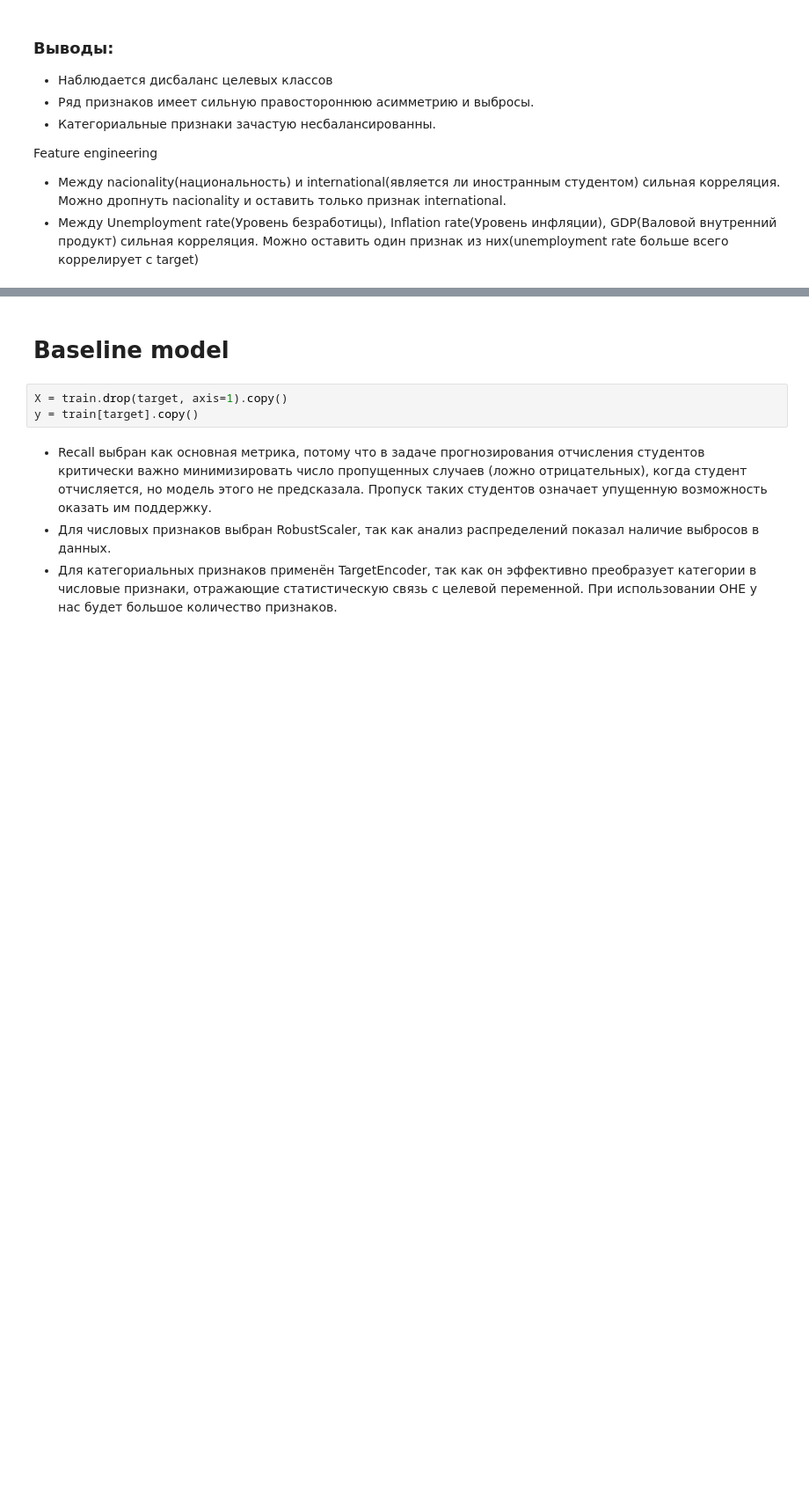
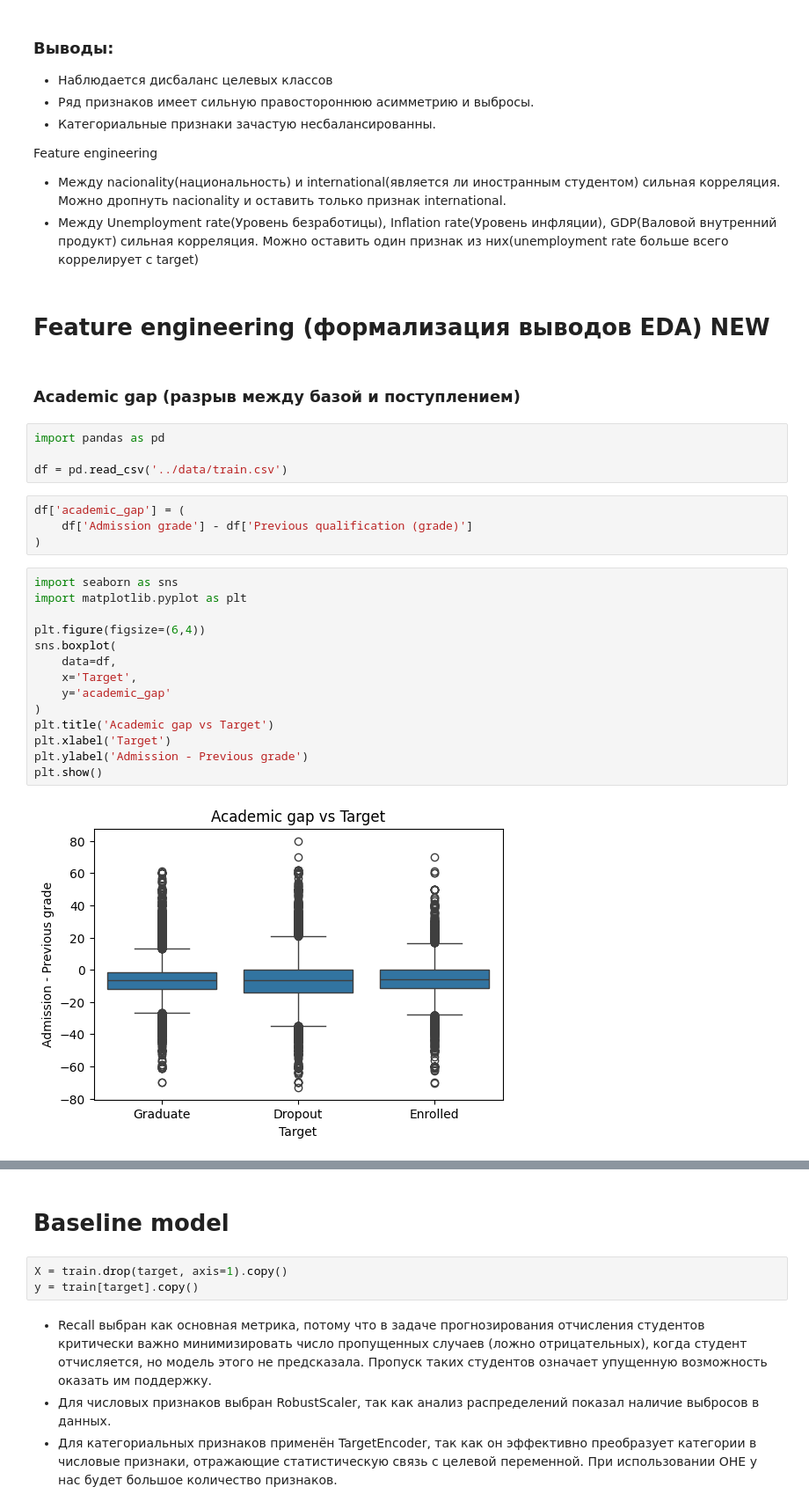
Before and after one commit to Tsur1k/ML-case4, a Jupyter notebook: notebooks/main.ipynb, the cells around one changed output, grey strips where cells are left out. Shown at 88% size. Cells and saved outputs as stored; diff of their text form; blank space fills up the shorter version.

```diff
--- a/notebooks/main.ipynb
+++ b/notebooks/main.ipynb
@@ -439,3 +439,31 @@ interval columns not set, guessing: ['Marital status', 'Application mode', 'Appl
 Feature engineering
 - Между nacionality(национальность) и international(является ли иностранным студентом) сильная корреляция. Можно дропнуть nacionality и оставить только признак international.
 - Между Unemployment rate(Уровень безработицы), Inflation rate(Уровень инфляции), GDP(Валовой внутренний продукт) сильная корреляция. Можно оставить один признак из них(unemployment rate больше всего коррелирует с target)
+# %% [markdown]
+# Feature engineering (формализация выводов EDA) NEW
+# %% [markdown]
+### Academic gap (разрыв между базой и поступлением)
+# %%
+import pandas as pd
+
+df = pd.read_csv('../data/train.csv')
+# %%
+df['academic_gap'] = (
+    df['Admission grade'] - df['Previous qualification (grade)']
+)
+# %%
+import seaborn as sns
+import matplotlib.pyplot as plt
+
+plt.figure(figsize=(6,4))
+sns.boxplot(
+    data=df,
+    x='Target',
+    y='academic_gap'
+)
+plt.title('Academic gap vs Target')
+plt.xlabel('Target')
+plt.ylabel('Admission - Previous grade')
+plt.show()
+# %% [output]
+[figure, added]
```
Also changed, not shown: parts of 21 cells of this notebook.
